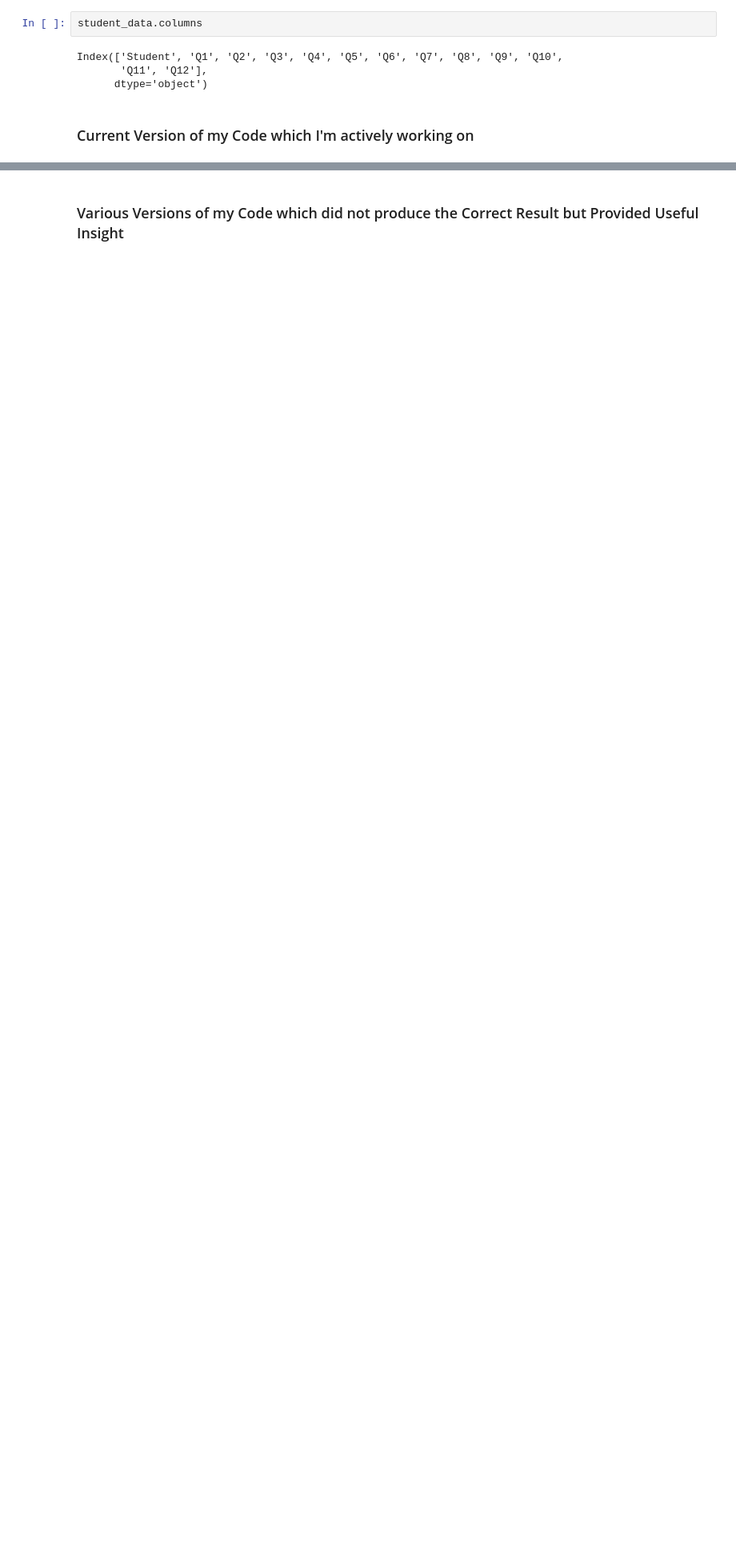
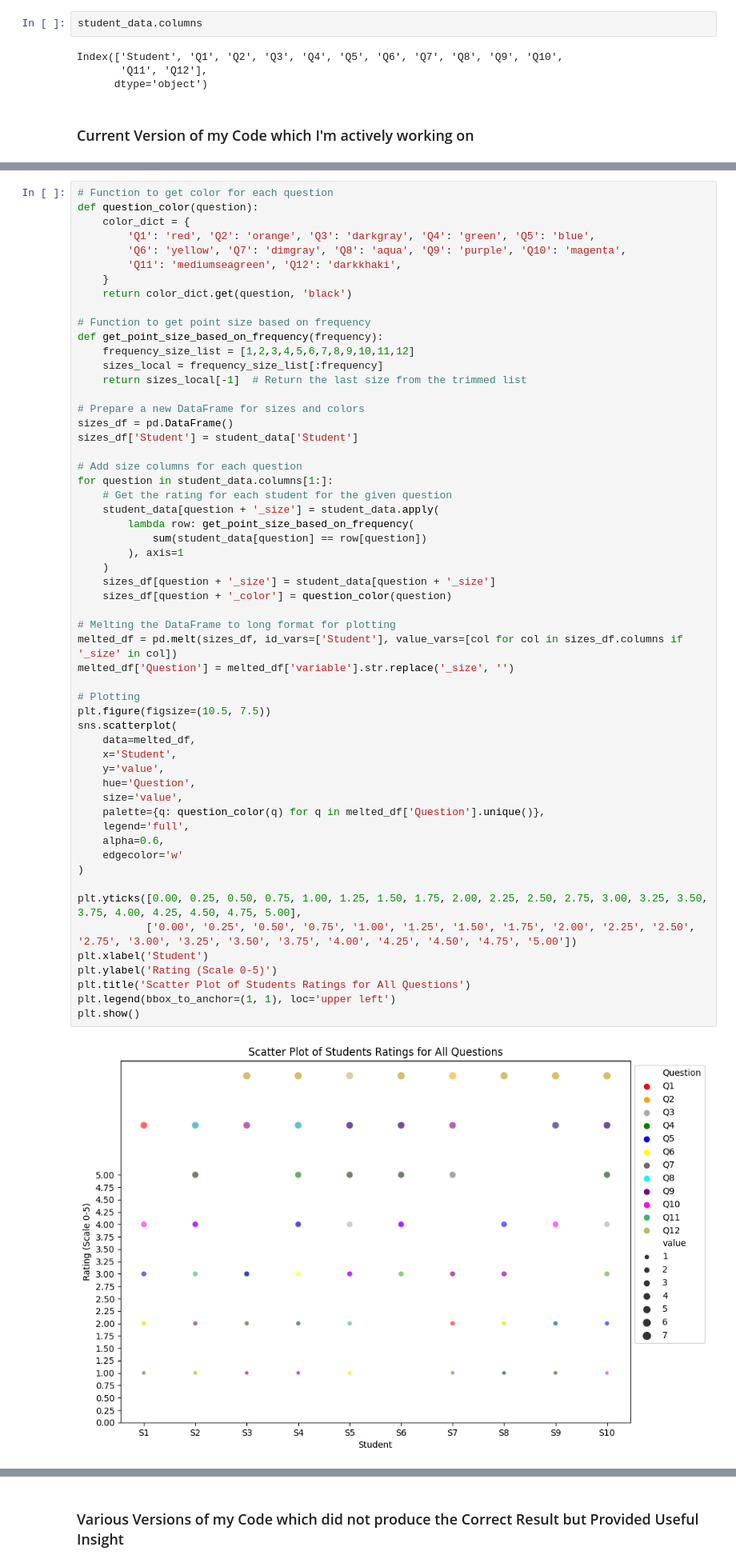
Before and after one commit to Graviton12/NOYCE_Visualizations, a Jupyter notebook: Noyce_viz_plot.ipynb, the cells around one changed output, grey strips where cells are left out. Shown at 80% size. Cells and saved outputs as stored; diff of their text form; blank space fills up the shorter version.

```diff
--- a/Noyce_viz_plot.ipynb
+++ b/Noyce_viz_plot.ipynb
@@ -174,0 +176,58 @@ ValueError: s must be a scalar, or float array-like with the same size as x and
+# %%
+# Function to get color for each question
+def question_color(question):
+    color_dict = {
+        'Q1': 'red', 'Q2': 'orange', 'Q3': 'darkgray', 'Q4': 'green', 'Q5': 'blue',
+        'Q6': 'yellow', 'Q7': 'dimgray', 'Q8': 'aqua', 'Q9': 'purple', 'Q10': 'magenta',
+        'Q11': 'mediumseagreen', 'Q12': 'darkkhaki',
+    }
+    return color_dict.get(question, 'black')
+
+# Function to get point size based on frequency
+def get_point_size_based_on_frequency(frequency):
+    frequency_size_list = [1,2,3,4,5,6,7,8,9,10,11,12]
+    sizes_local = frequency_size_list[:frequency]
+    return sizes_local[-1]  # Return the last size from the trimmed list
+
+# Prepare a new DataFrame for sizes and colors
+sizes_df = pd.DataFrame()
+sizes_df['Student'] = student_data['Student']
+
+# Add size columns for each question
+for question in student_data.columns[1:]:
+    # Get the rating for each student for the given question
+    student_data[question + '_size'] = student_data.apply(
+        lambda row: get_point_size_based_on_frequency(
+            sum(student_data[question] == row[question])
+        ), axis=1
+    )
+    sizes_df[question + '_size'] = student_data[question + '_size']
+    sizes_df[question + '_color'] = question_color(question)
+
+# Melting the DataFrame to long format for plotting
+melted_df = pd.melt(sizes_df, id_vars=['Student'], value_vars=[col for col in sizes_df.columns if '_size' in col])
+melted_df['Question'] = melted_df['variable'].str.replace('_size', '')
+
+# Plotting
+plt.figure(figsize=(10.5, 7.5))
+sns.scatterplot(
+    data=melted_df,
+    x='Student',
+    y='value',
+    hue='Question',
+    size='value',
+    palette={q: question_color(q) for q in melted_df['Question'].unique()},
+    legend='full',
+    alpha=0.6,
+    edgecolor='w'
+)
+
+plt.yticks([0.00, 0.25, 0.50, 0.75, 1.00, 1.25, 1.50, 1.75, 2.00, 2.25, 2.50, 2.75, 3.00, 3.25, 3.50, 3.75, 4.00, 4.25, 4.50, 4.75, 5.00],
+           ['0.00', '0.25', '0.50', '0.75', '1.00', '1.25', '1.50', '1.75', '2.00', '2.25', '2.50', '2.75', '3.00', '3.25', '3.50', '3.75', '4.00', '4.25', '4.50', '4.75', '5.00'])
+plt.xlabel('Student')
+plt.ylabel('Rating (Scale 0-5)')
+plt.title('Scatter Plot of Students Ratings for All Questions')
+plt.legend(bbox_to_anchor=(1, 1), loc='upper left')
+plt.show()
+# %% [output]
+[figure, added]
```
Also changed, not shown: parts of 3 cells of this notebook.
